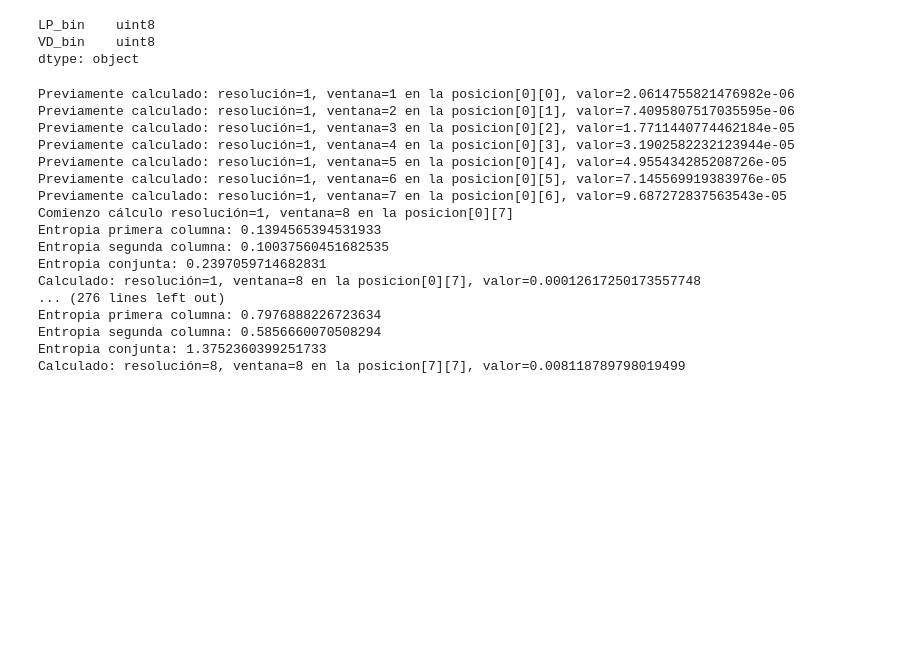
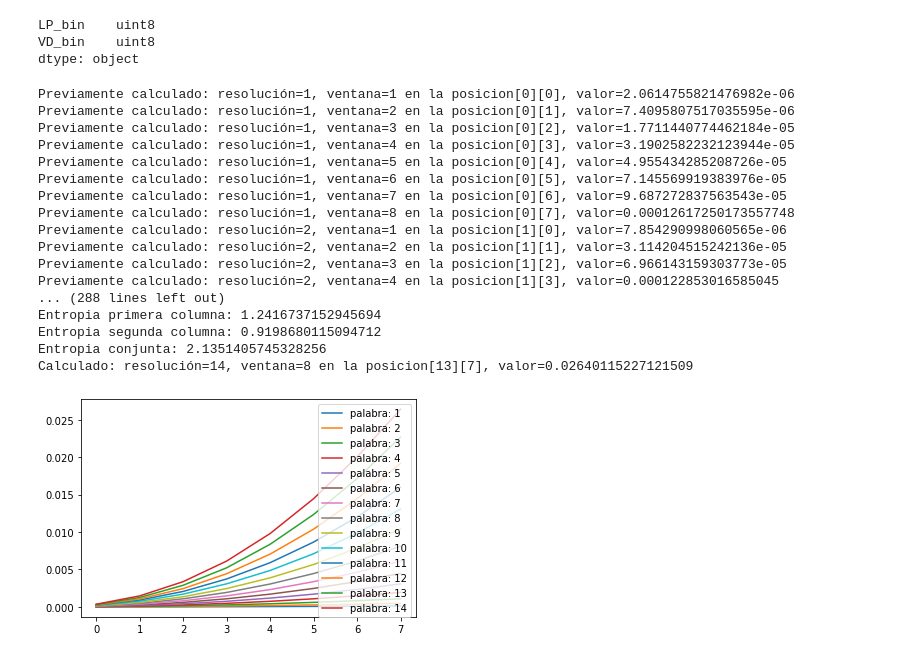
Before and after one commit to OscarGB/MUCD-TI, a Jupyter notebook: TI_practica.ipynb, the cells around one changed output. Cells and saved outputs as stored; diff of their text form; code cells hidden in the pictures; blank space fills up the shorter version.

```diff
--- a/TI_practica.ipynb
+++ b/TI_practica.ipynb
@@ -33,15 +33,18 @@ df.dtypes
 LP_bin    uint8
 VD_bin    uint8
 dtype: object
+# %%
+with open(data_file, "wb") as f:
+    pickle.dump(data, f)
 # %%
 data_file = "dataC.pkl"
 try:
     with open(data_file, "rb") as f:
         data = pickle.load(f)
 except FileNotFoundError:
-    data = np.zeros((8,8))
+    data = np.zeros((14,8))
 # %%
-for i in range(8):
+for i in range(14):
     for j in range(8):
         if data[i][j] != 0:
             print(f"Previamente calculado: resolución={i+1}, ventana={j+1} en la posicion[{i}][{j}], valor={data[i][j]}")
@@ -59,13 +62,19 @@ Previamente calculado: resolución=1, ventana=4 en la posicion[0][3], valor=3.19
 Previamente calculado: resolución=1, ventana=5 en la posicion[0][4], valor=4.955434285208726e-05
 Previamente calculado: resolución=1, ventana=6 en la posicion[0][5], valor=7.145569919383976e-05
 Previamente calculado: resolución=1, ventana=7 en la posicion[0][6], valor=9.687272837563543e-05
-Comienzo cálculo resolución=1, ventana=8 en la posicion[0][7]
-Entropia primera columna: 0.1394565394531933
-Entropia segunda columna: 0.10037560451682535
-Entropia conjunta: 0.2397059714682831
-Calculado: resolución=1, ventana=8 en la posicion[0][7], valor=0.00012617250173557748
-... (276 lines left out)
-Entropia primera columna: 0.7976888226723634
-Entropia segunda columna: 0.5856660070508294
-Entropia conjunta: 1.3752360399251733
-Calculado: resolución=8, ventana=8 en la posicion[7][7], valor=0.008118789798019499
+Previamente calculado: resolución=1, ventana=8 en la posicion[0][7], valor=0.00012617250173557748
+Previamente calculado: resolución=2, ventana=1 en la posicion[1][0], valor=7.854290998060565e-06
+Previamente calculado: resolución=2, ventana=2 en la posicion[1][1], valor=3.114204515242136e-05
+Previamente calculado: resolución=2, ventana=3 en la posicion[1][2], valor=6.966143159303773e-05
+Previamente calculado: resolución=2, ventana=4 en la posicion[1][3], valor=0.000122853016585045
+... (288 lines left out)
+Entropia primera columna: 1.2416737152945694
+Entropia segunda columna: 0.9198680115094712
+Entropia conjunta: 2.1351405745328256
+Calculado: resolución=14, ventana=8 en la posicion[13][7], valor=0.02640115227121509
+# %%
+for i in range(14):
+    plt.plot(data[i], label=f"palabra: {i+1}")
+    plt.legend()
+# %% [output]
+[figure, added]
```
Also changed, not shown: parts of 11 cells of this notebook, 3 other files.
